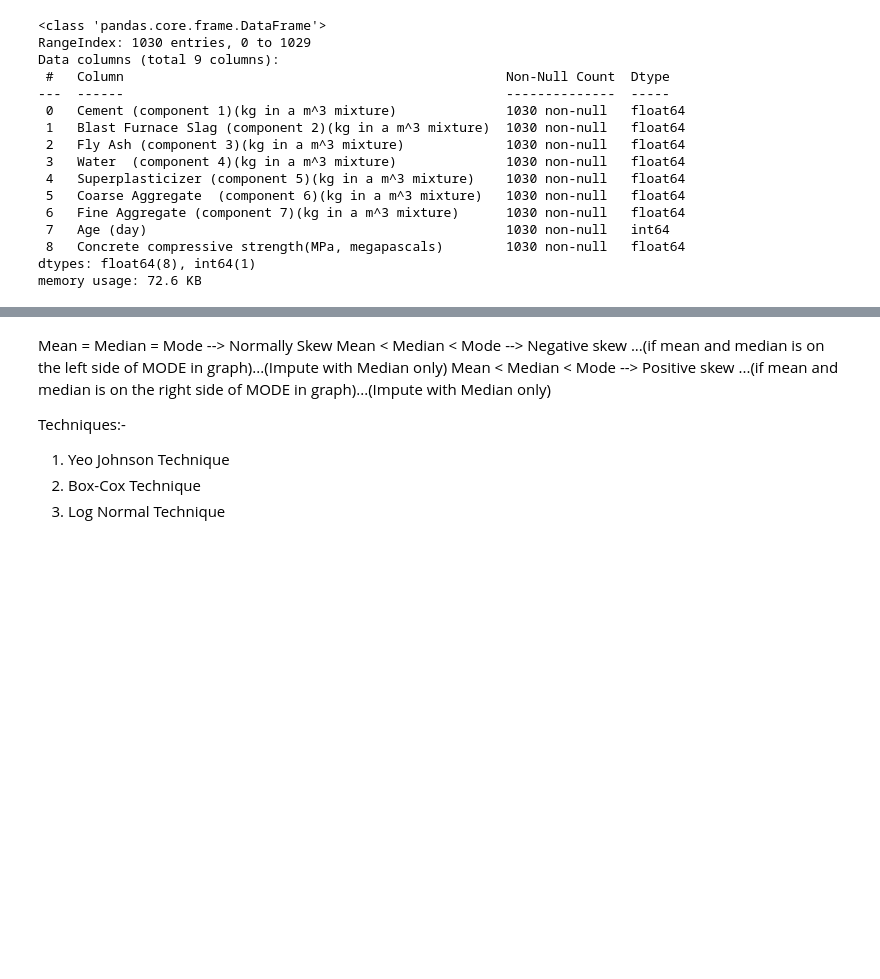
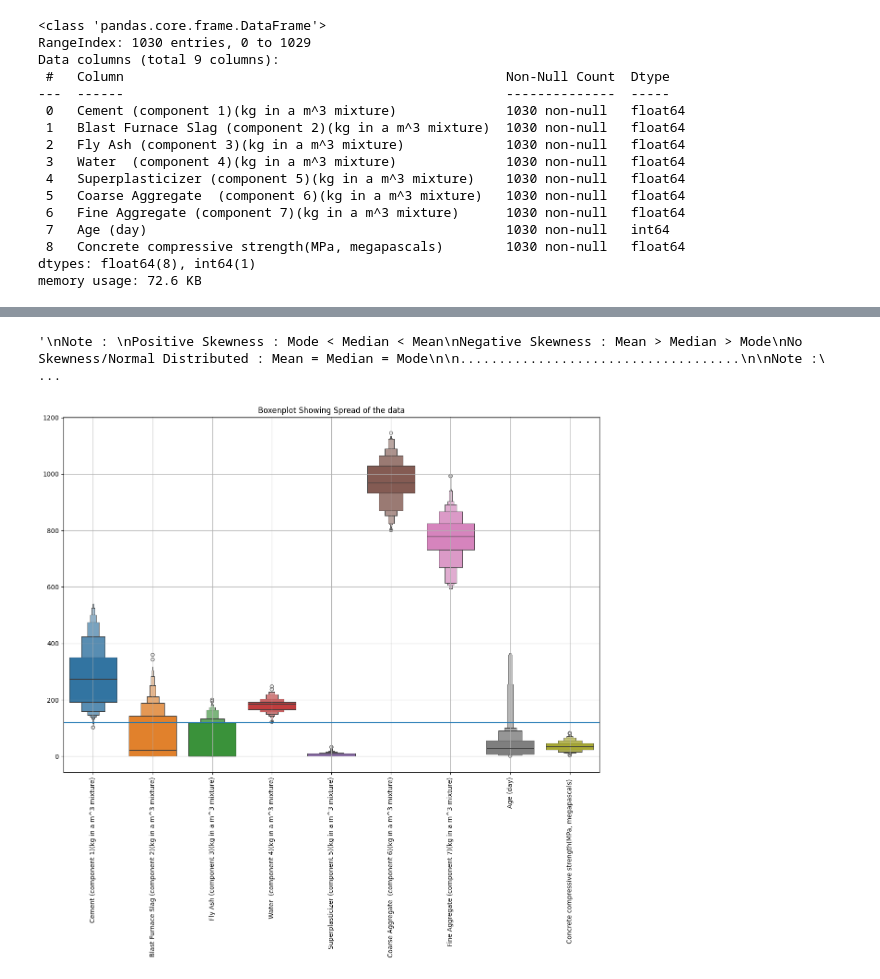
Before and after one commit to singhakhilesh712/CementPrediction_Model, a Jupyter notebook: Model.ipynb, the cells around one changed output, grey strips where cells are left out. Drawn from its saved outputs; the diff is of its cells as text; code cells hidden in the pictures; blank space fills up the shorter version.

```diff
--- a/Model.ipynb
+++ b/Model.ipynb
@@ -144,9 +154,26 @@ report
-# %% [markdown]
-Mean = Median = Mode --> Normally Skew
-Mean < Median < Mode --> Negative skew   ...(if mean and median is on the left side of MODE in graph)...(Impute with Median only)
-Mean < Median < Mode --> Positive skew   ...(if mean and median is on the right side of MODE in graph)...(Impute with Median only)
-
-Techniques:-
-1. Yeo Johnson Technique
-2. Box-Cox Technique
-3. Log Normal Technique
+# %%
+'''
+Note :
+Positive Skewness : Mode < Median < Mean
+Negative Skewness : Mean > Median > Mode
+No Skewness/Normal Distributed : Mean = Median = Mode
+
+....................................
+
+Note :
+Positive Kurtosis : LeptoKurtic
+Normal Kurtosis : Mesokurtic
+Negative Kurtosis : Platykurtic
+'''
+# %% [output]
+'\nNote : \nPositive Skewness : Mode < Median < Mean\nNegative Skewness : Mean > Median > Mode\nNo Skewness/Normal Distributed : Mean = Median = Mode\n\n....................................\n\nNote :\ ...
+# %%
+plt.figure(figsize=(15,10))
+sns.boxenplot(df)
+plt.axhline(120)
+plt.xticks(rotation=90)
+plt.title('Boxenplot Showing Spread of the data')
+plt.grid()
+plt.show()
+# %% [output]
+[figure, added]
```
Also changed, not shown: parts of 25 cells of this notebook.
